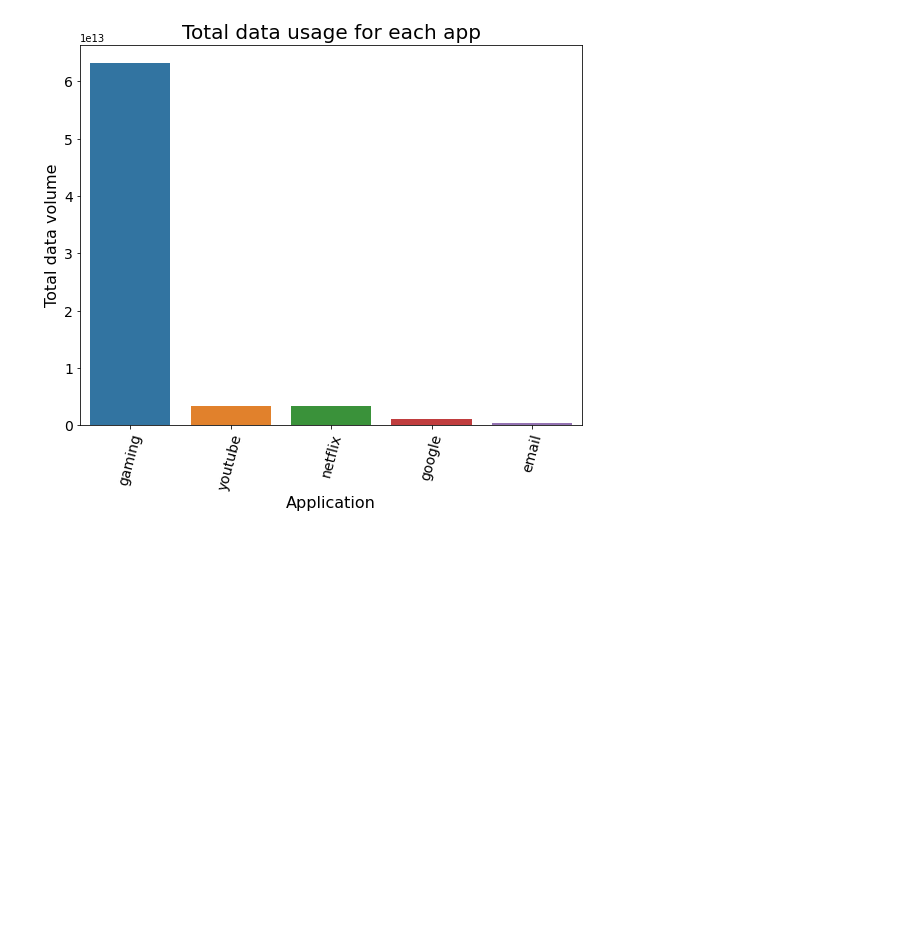
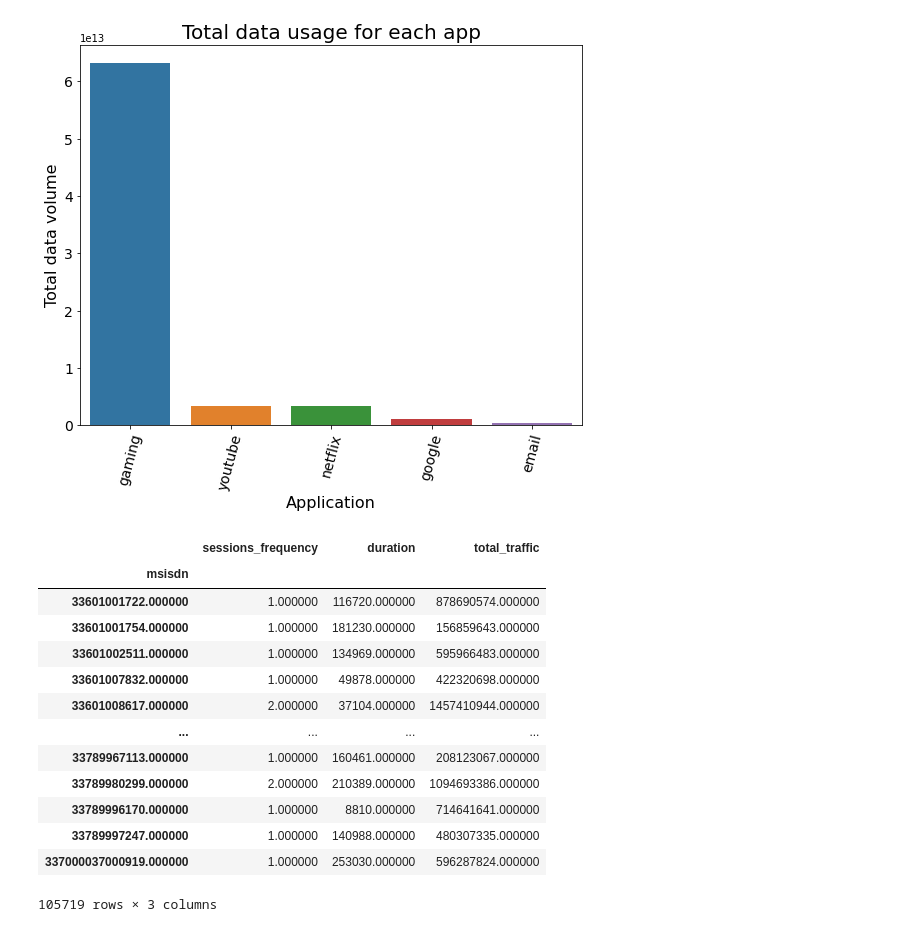
Before and after one commit to educhinski/telecom_data_analysis, a Jupyter notebook: Notebooks/UserEngagementAnalysis.ipynb, the cells around one changed output. Saved outputs shown, nothing was run; the diff lists cells and outputs as text; code cells hidden in the pictures; blank space fills up the shorter version.

```diff
--- a/Notebooks/UserEngagementAnalysis.ipynb
+++ b/Notebooks/UserEngagementAnalysis.ipynb
@@ -397,3 +405,20 @@ plots.plot_bar(app_total_df.sort_values(by=['total'],
          xlabel="Application", ylabel="Total data volume")
 # %% [output]
 [figure]
+# %%
+cleaned_engagment_metrics
+# %% [output]
+|  | sessions_frequency | duration | total_traffic |
+| msisdn |  |  |  |
+| 33601001722.000000 | 1.000000 | 116720.000000 | 878690574.000000 |
+| 33601001754.000000 | 1.000000 | 181230.000000 | 156859643.000000 |
+| 33601002511.000000 | 1.000000 | 134969.000000 | 595966483.000000 |
+| 33601007832.000000 | 1.000000 | 49878.000000 | 422320698.000000 |
+| 33601008617.000000 | 2.000000 | 37104.000000 | 1457410944.000000 |
+| ... | ... | ... | ... |
+| 33789967113.000000 | 1.000000 | 160461.000000 | 208123067.000000 |
+| 33789980299.000000 | 2.000000 | 210389.000000 | 1094693386.000000 |
+| 33789996170.000000 | 1.000000 | 8810.000000 | 714641641.000000 |
+| 33789997247.000000 | 1.000000 | 140988.000000 | 480307335.000000 |
+| 337000037000919.000000 | 1.000000 | 253030.000000 | 596287824.000000 |
+105719 rows × 3 columns
```
Also changed, not shown: parts of 7 cells of this notebook, 1 other file.
